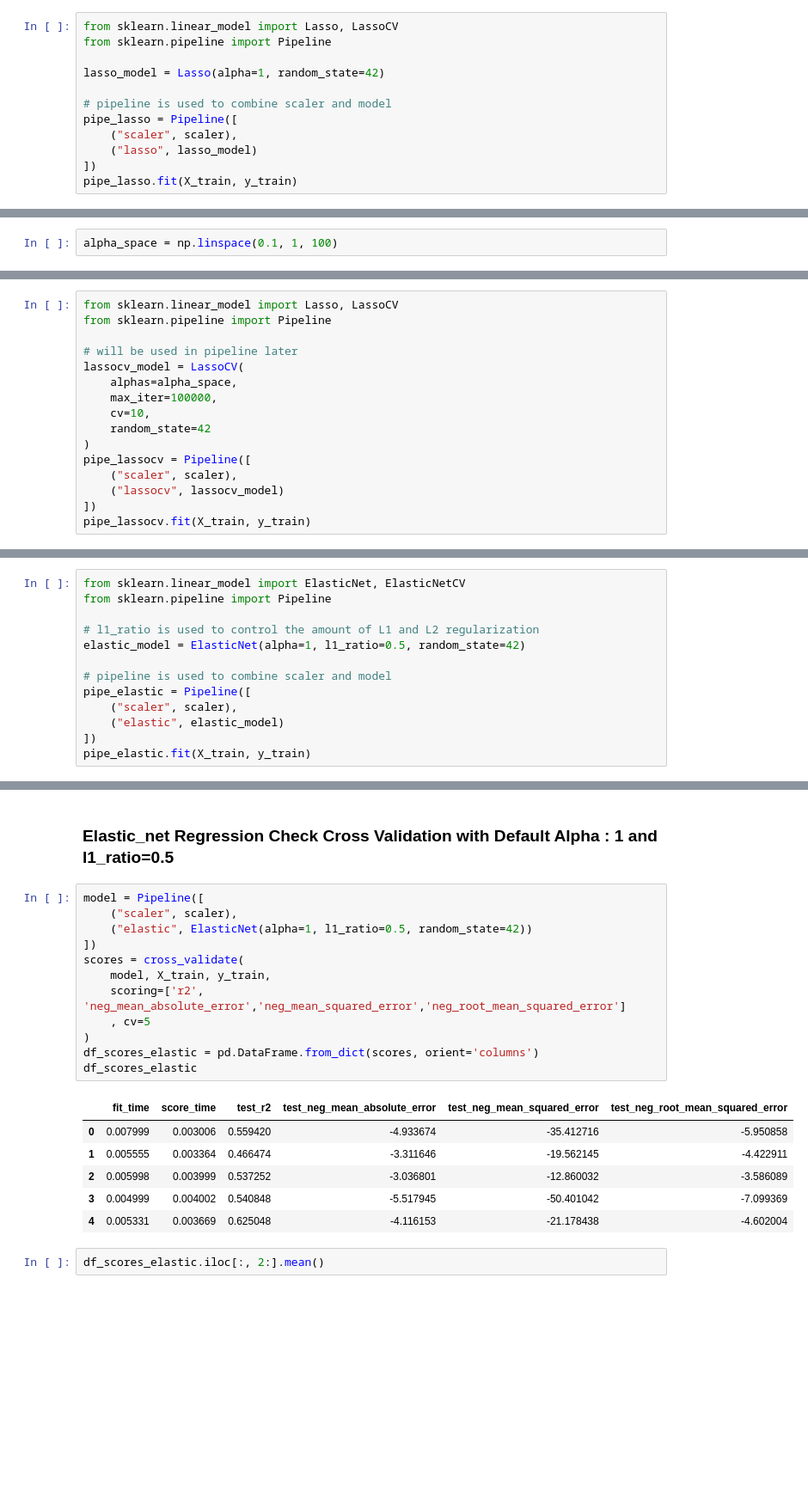
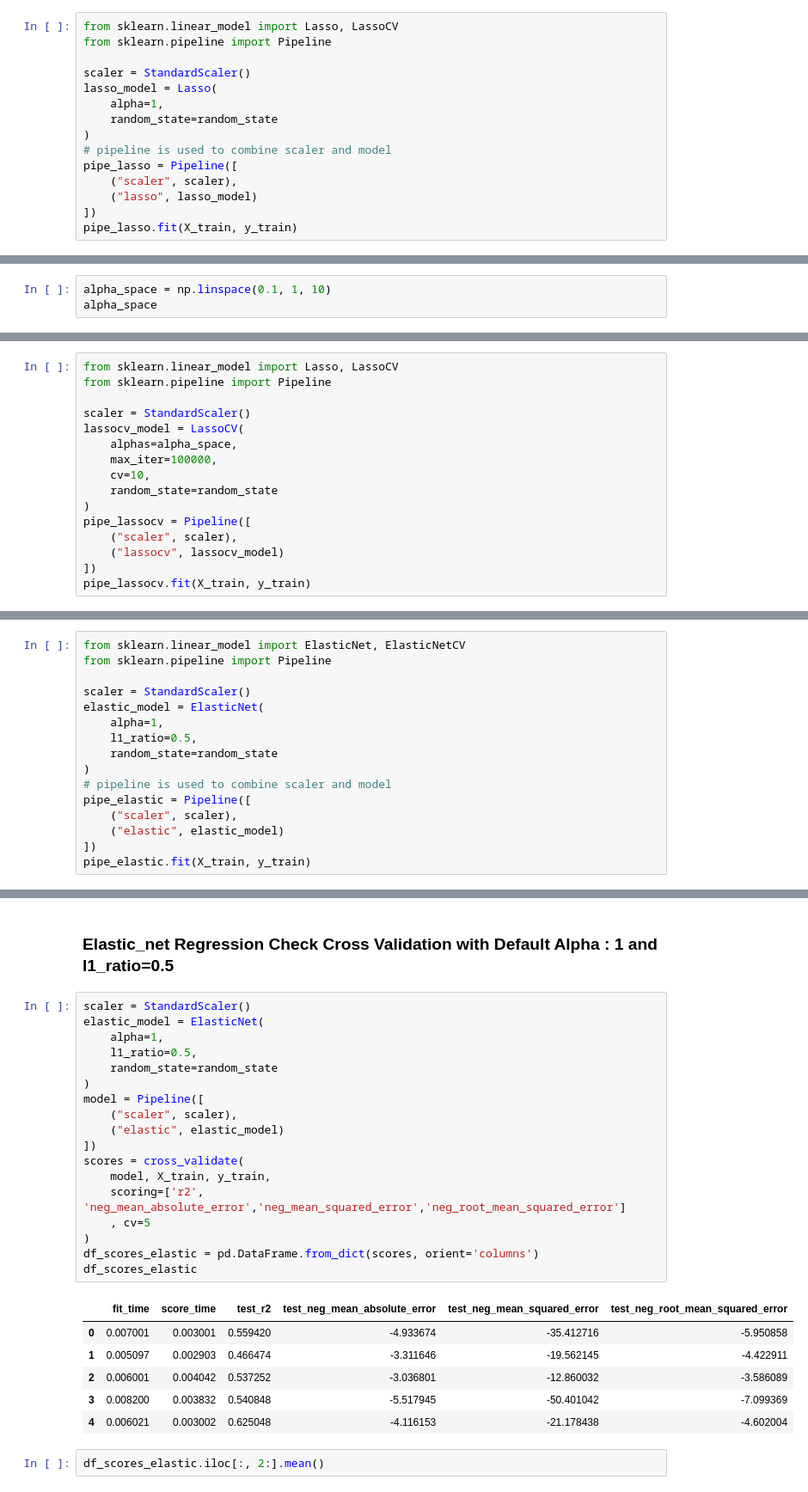
Before and after one commit to celik-muhammed/ML-Concrete-Slump-Test-Regression-Analysis-Case-Study, a Jupyter notebook: ML-Concrete-Slump-Test-Regression-Analysis-Case-Study.ipynb, the cells around one changed output, grey strips where cells are left out. Shown at 86% size. Drawn from its saved outputs; the diff is of its cells as text; blank space fills up the shorter version.

```diff
--- a/ML-Concrete-Slump-Test-Regression-Analysis-Case-Study.ipynb
+++ b/ML-Concrete-Slump-Test-Regression-Analysis-Case-Study.ipynb
@@ -1040,8 +1059,11 @@ pd.concat([lm_df, rm_df, rcm_df], axis = 1)
 from sklearn.linear_model import Lasso, LassoCV
 from sklearn.pipeline import Pipeline
 
-lasso_model = Lasso(alpha=1, random_state=42)
-
+scaler = StandardScaler()
+lasso_model = Lasso(
+    alpha=1,
+    random_state=random_state
+)
 # pipeline is used to combine scaler and model
 pipe_lasso = Pipeline([
     ("scaler", scaler),
@@ -1160,4 +1192,5 @@ pd.concat([lm_df, rm_df, rcm_df, lsm_df], axis = 1)
 # %% [markdown]
 ### Lasso Regression choosing  best Alpha value
 # %%
-alpha_space = np.linspace(0.1, 1, 100)
+alpha_space = np.linspace(0.1, 1, 10)
+alpha_space
@@ -1165,12 +1200,12 @@ alpha_space = np.linspace(0.1, 1, 100)
 from sklearn.linear_model import Lasso, LassoCV
 from sklearn.pipeline import Pipeline
 
-# will be used in pipeline later
+scaler = StandardScaler()
 lassocv_model = LassoCV(
     alphas=alpha_space,
     max_iter=100000,
     cv=10,
-    random_state=42
+    random_state=random_state
 )
 pipe_lassocv = Pipeline([
     ("scaler", scaler),
@@ -1260,9 +1296,12 @@ pd.concat([lm_df, rm_df, rcm_df, lsm_df, lcm_df], axis = 1)
 from sklearn.linear_model import ElasticNet, ElasticNetCV
 from sklearn.pipeline import Pipeline
 
-# l1_ratio is used to control the amount of L1 and L2 regularization
-elastic_model = ElasticNet(alpha=1, l1_ratio=0.5, random_state=42)
-
+scaler = StandardScaler()
+elastic_model = ElasticNet(
+    alpha=1,
+    l1_ratio=0.5,
+    random_state=random_state
+)
 # pipeline is used to combine scaler and model
 pipe_elastic = Pipeline([
     ("scaler", scaler),
@@ -1311,24 +1350,30 @@ dtype: object
 # %% [markdown]
 ### Elastic_net Regression Check Cross Validation with Default Alpha : 1 and l1_ratio=0.5
 # %%
+scaler = StandardScaler()
+elastic_model = ElasticNet(
+    alpha=1,
+    l1_ratio=0.5,
+    random_state=random_state
+)
 model = Pipeline([
     ("scaler", scaler),
-    ("elastic", ElasticNet(alpha=1, l1_ratio=0.5, random_state=42))
+    ("elastic", elastic_model)
 ])
 scores = cross_validate(
     model, X_train, y_train,
     scoring=['r2', 'neg_mean_absolute_error','neg_mean_squared_error','neg_root_mean_squared_error']
     , cv=5
 )
 df_scores_elastic = pd.DataFrame.from_dict(scores, orient='columns')
 df_scores_elastic
 # %% [output]
 |  | fit_time | score_time | test_r2 | test_neg_mean_absolute_error | test_neg_mean_squared_error | test_neg_root_mean_squared_error |
-| 0 | 0.007999 | 0.003006 | 0.559420 | -4.933674 | -35.412716 | -5.950858 |
-| 1 | 0.005555 | 0.003364 | 0.466474 | -3.311646 | -19.562145 | -4.422911 |
-| 2 | 0.005998 | 0.003999 | 0.537252 | -3.036801 | -12.860032 | -3.586089 |
-| 3 | 0.004999 | 0.004002 | 0.540848 | -5.517945 | -50.401042 | -7.099369 |
-| 4 | 0.005331 | 0.003669 | 0.625048 | -4.116153 | -21.178438 | -4.602004 |
+| 0 | 0.007001 | 0.003001 | 0.559420 | -4.933674 | -35.412716 | -5.950858 |
+| 1 | 0.005097 | 0.002903 | 0.466474 | -3.311646 | -19.562145 | -4.422911 |
+| 2 | 0.006001 | 0.004042 | 0.537252 | -3.036801 | -12.860032 | -3.586089 |
+| 3 | 0.008200 | 0.003832 | 0.540848 | -5.517945 | -50.401042 | -7.099369 |
+| 4 | 0.006021 | 0.003002 | 0.625048 | -4.116153 | -21.178438 | -4.602004 |
 # %%
 df_scores_elastic.iloc[:, 2:].mean()
 # %% [output]
```
Also changed, not shown: parts of 17 cells of this notebook.
